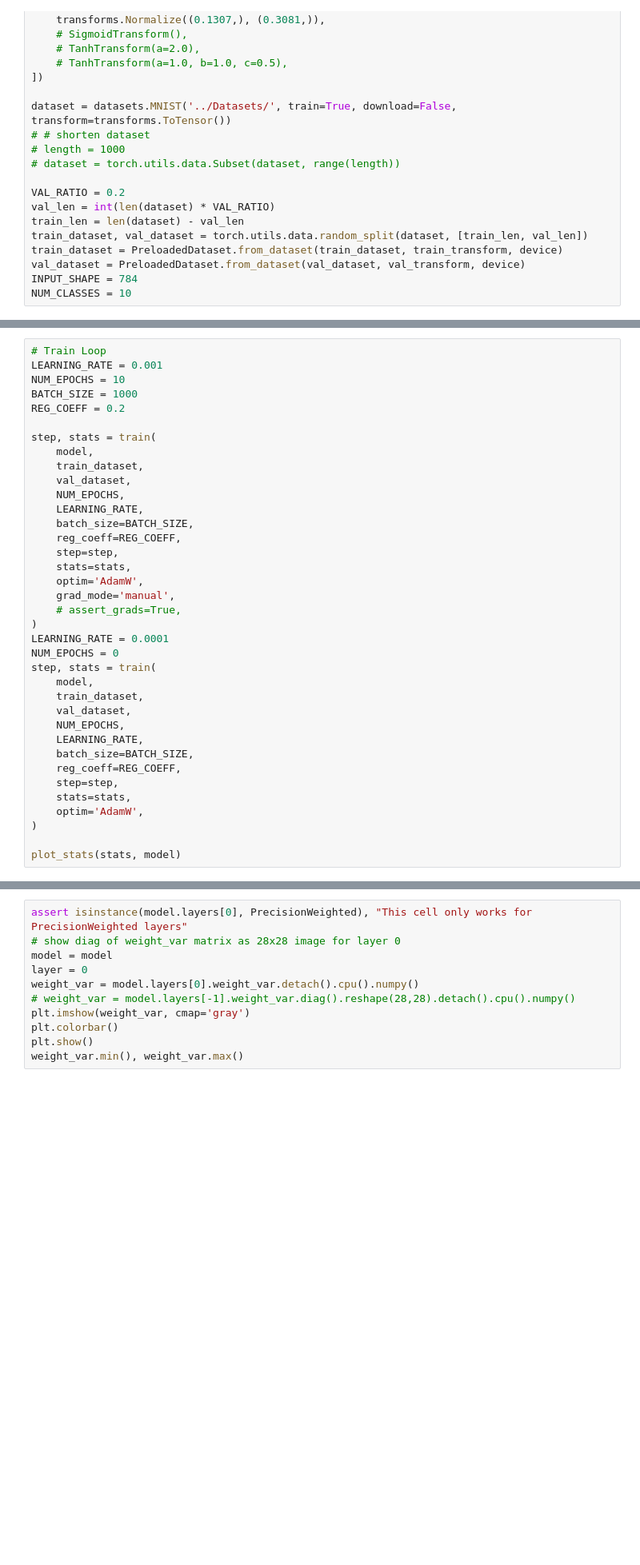
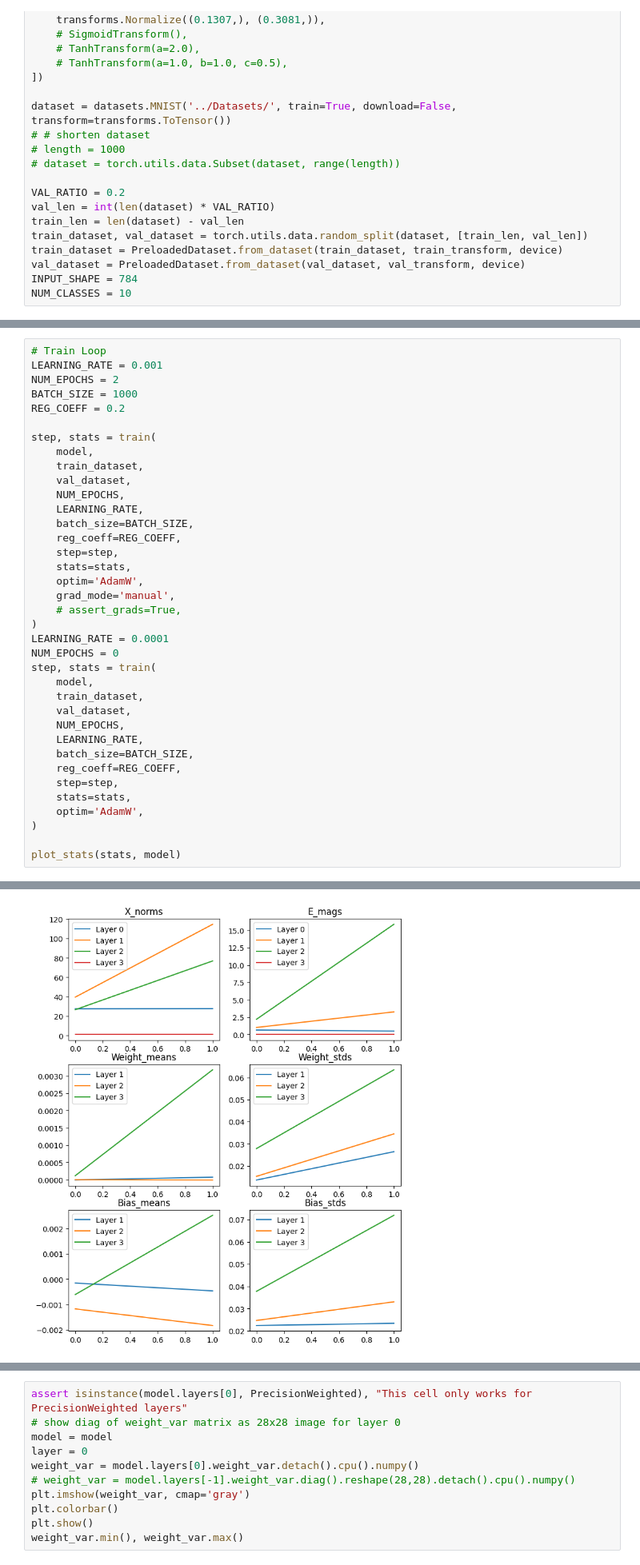
Before and after one commit to joeagriffith/pclib, a Jupyter notebook: examples/mnist/mnist_fc.ipynb, the cells around one changed output, grey strips where cells are left out. Shown at 80% size. Cells and saved outputs as stored; diff of their text form; blank space fills up the shorter version.

```diff
--- a/examples/mnist/mnist_fc.ipynb
+++ b/examples/mnist/mnist_fc.ipynb
@@ -109,7 +108,7 @@ stats = None
 # %%
 # Train Loop
 LEARNING_RATE = 0.001
-NUM_EPOCHS = 10
+NUM_EPOCHS = 2
 BATCH_SIZE = 1000
 REG_COEFF = 0.2
 
@@ -148,3 +146,4 @@ KeyboardInterrupt:
+[figure, added]
 # %%
 targets = torch.arange(NUM_CLASSES).to(device)
 images = model.generate(targets)
```
Also changed, not shown: parts of 7 cells of this notebook, 8 other files.
